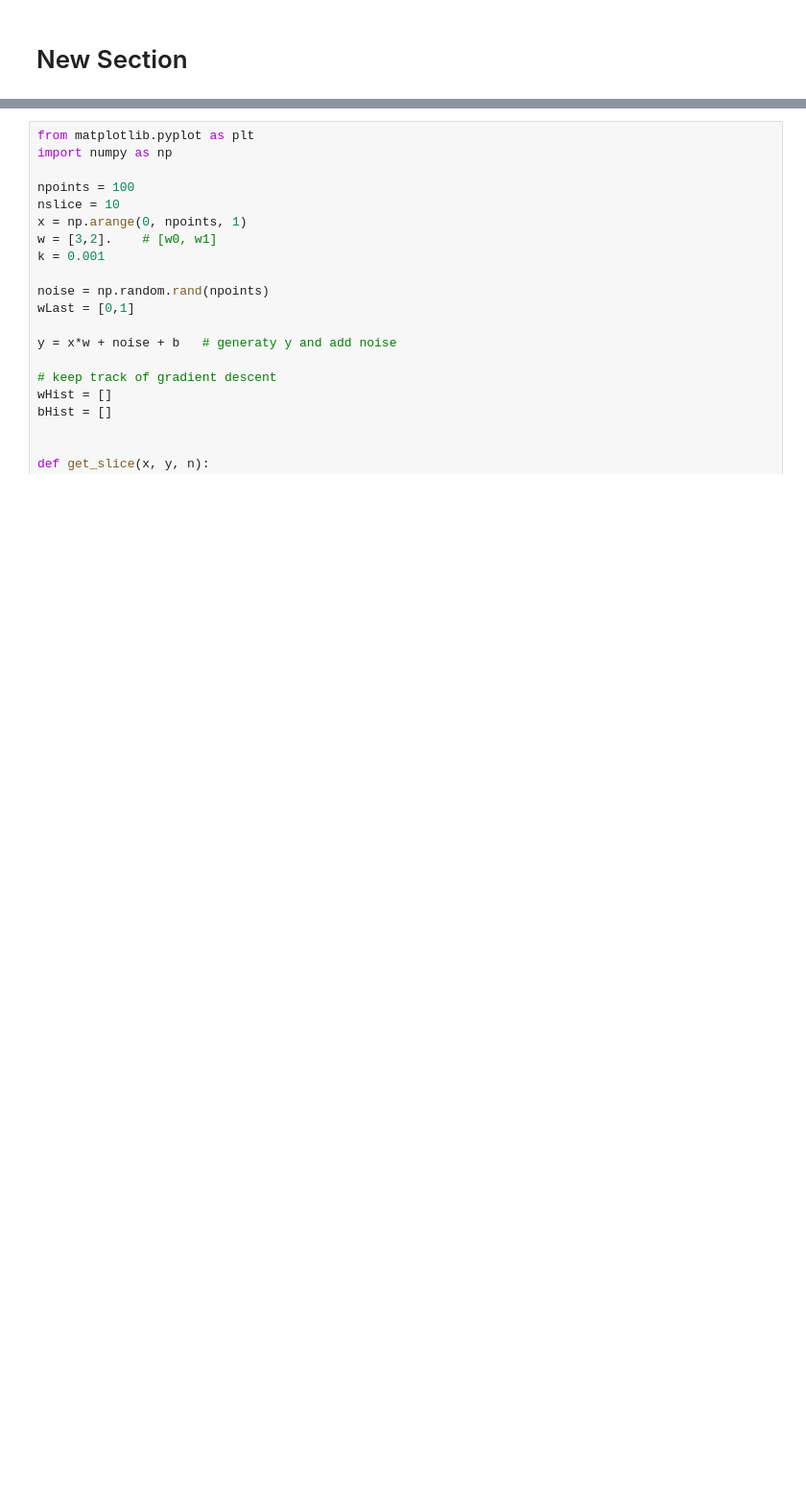
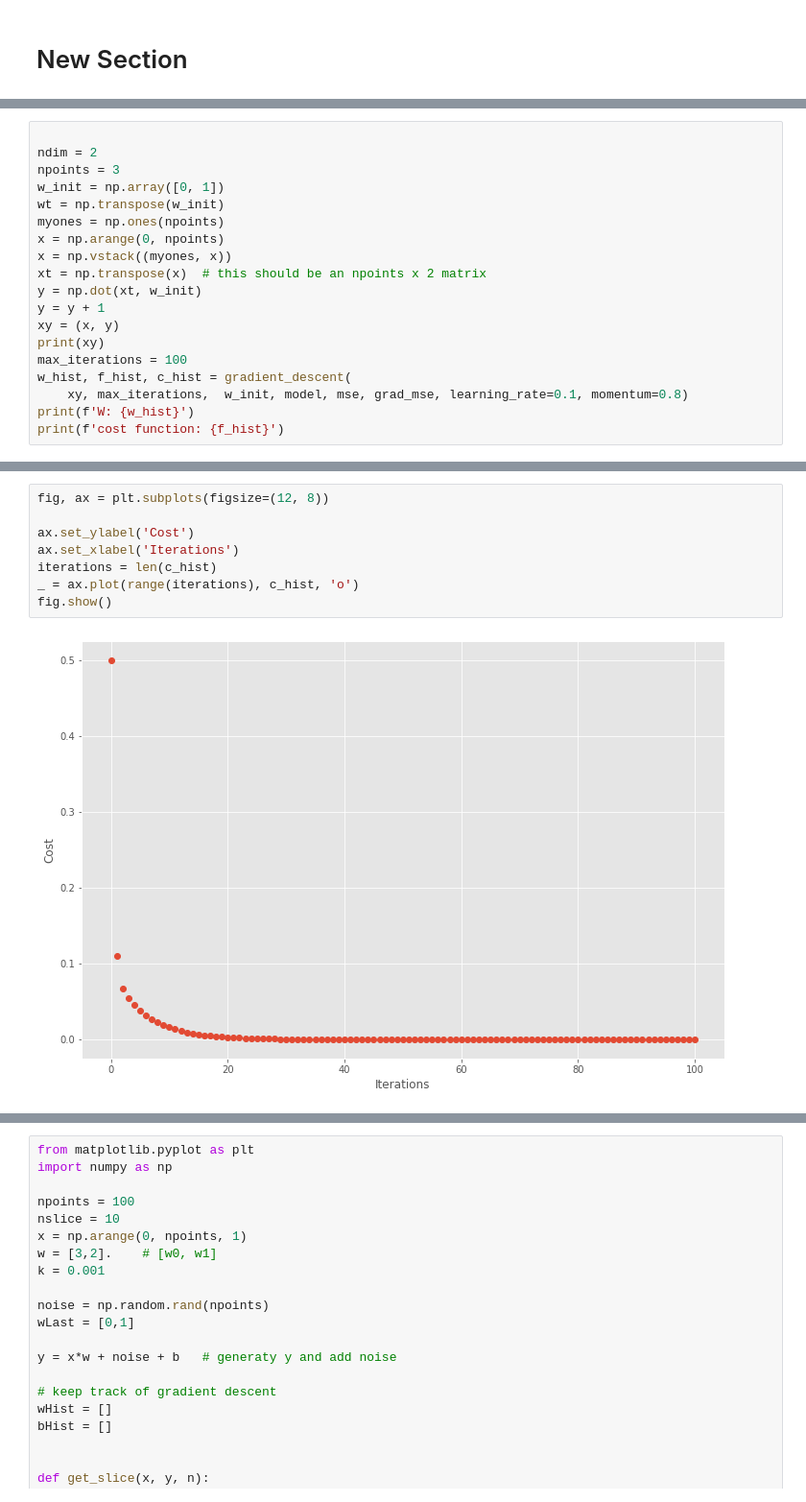
Before and after one commit to johntango/Cert3, a Jupyter notebook: GradientDesc.ipynb, the cells around one changed output, grey strips where cells are left out. Shown at 96% size. Drawn from its saved outputs; the diff is of its cells as text; blank space fills up the shorter version.

```diff
--- a/GradientDesc.ipynb
+++ b/GradientDesc.ipynb
@@ -79,0 +118,19 @@ ValueError: ignored
+# %%
+
+ndim = 2
+npoints = 3
+w_init = np.array([0, 1])
+wt = np.transpose(w_init)
+myones = np.ones(npoints)
+x = np.arange(0, npoints)
+x = np.vstack((myones, x))
+xt = np.transpose(x)  # this should be an npoints x 2 matrix
+y = np.dot(xt, w_init)
+y = y + 1
+xy = (x, y)
+print(xy)
+max_iterations = 100
+w_hist, f_hist, c_hist = gradient_descent(
+    xy, max_iterations,  w_init, model, mse, grad_mse, learning_rate=0.1, momentum=0.8)
+print(f'W: {w_hist}')
+print(f'cost function: {f_hist}')
@@ -79,0 +155,10 @@ ValueError: ignored
+# %%
+fig, ax = plt.subplots(figsize=(12, 8))
+
+ax.set_ylabel('Cost')
+ax.set_xlabel('Iterations')
+iterations = len(c_hist)
+_ = ax.plot(range(iterations), c_hist, 'o')
+fig.show()
+# %% [output]
+[figure, added]
```
Also changed, not shown: parts of 9 cells of this notebook.
